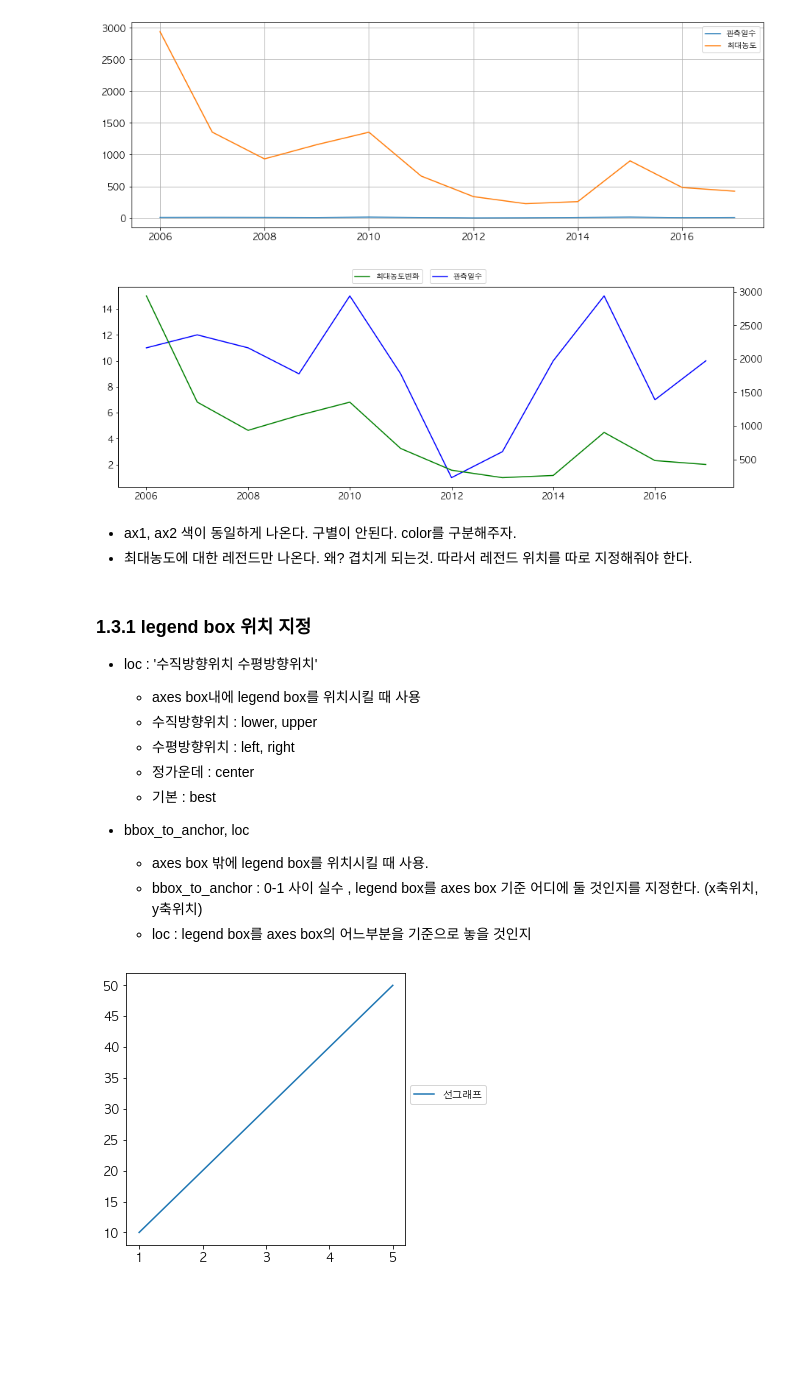
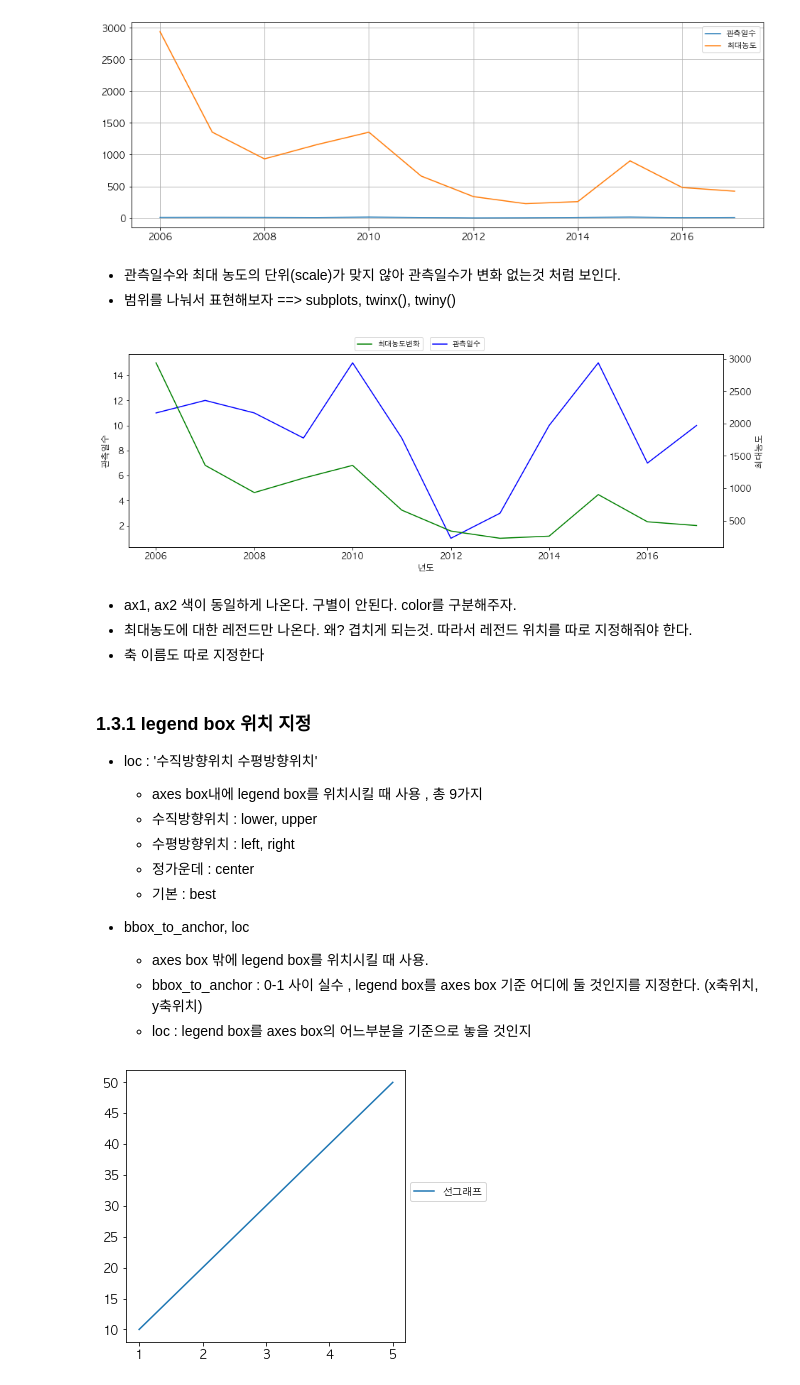
Before and after one commit to kkogggokk/Python, a Jupyter notebook: 05_Matplotlib/01.lecture/02_각종 그래프 그리기1.ipynb, the cells around one changed output. Cells and saved outputs as stored; diff of their text form; code cells hidden in the pictures; blank space fills up the shorter version.

```diff
--- a/05_Matplotlib/01.lecture/02_각종 그래프 그리기1.ipynb
+++ b/05_Matplotlib/01.lecture/02_각종 그래프 그리기1.ipynb
@@ -116,33 +116,42 @@ plt.grid()
 plt.show()
 # %% [output]
 [figure]
+# %% [markdown]
+- 관측일수와 최대 농도의 단위(scale)가 맞지 않아 관측일수가 변화 없는것 처럼 보인다.
+- 범위를 나눠서 표현해보자 ==> subplots, twinx(), twiny()
 # %%
 fig, ax1 = plt.subplots(figsize = (15,5)) # 행, 열의 개수를 생략 -> axes(subplot) 1개
-ax2 = ax1.twinx()
+ax2 = ax1.twinx() # x는 공통
 
+# 구분선 색 구별
 ax1.plot(df['년도'], df['관측일수'], label = '관측일수', color = 'b')
 ax2.plot(df['년도'], df['최대농도'], label = '최대농도변화', color = 'g')
 
 # 방법1. loc으로 위치시켜보기
 # ax1.legend(loc = 'upper left')
 # ax2.legend(loc = 'upper right')
 # plt.legend()
 
 # 방법2. bbox로 위치시켜보기
 ax1.legend(bbox_to_anchor = (0.5, 1), loc = 'lower left')
 ax2.legend(bbox_to_anchor = (0.5, 1), loc = 'lower right')
 
+# 축이름 지정
+ax1.set_xlabel('년도')
+ax1.set_ylabel('관측일수')
+ax2.set_ylabel('최대농도')
 
 plt.show()
 # %% [output]
-[figure, old version]
+[figure, new version]
 # %% [markdown]
 - ax1, ax2 색이 동일하게 나온다. 구별이 안된다. color를 구분해주자.
 - 최대농도에 대한 레전드만 나온다. 왜? 겹치게 되는것. 따라서 레전드 위치를 따로 지정해줘야 한다.
+- 축 이름도 따로 지정한다
 # %% [markdown]
 ### 1.3.1 legend box 위치 지정
 - loc : '수직방향위치 수평방향위치'
-    - axes box내에 legend box를 위치시킬 때 사용
+    - axes box내에 legend box를 위치시킬 때 사용 , 총 9가지
     - 수직방향위치 : lower, upper
     - 수평방향위치 : left, right
     - 정가운데 : center
```
Also changed, not shown: parts of 35 cells of this notebook.
